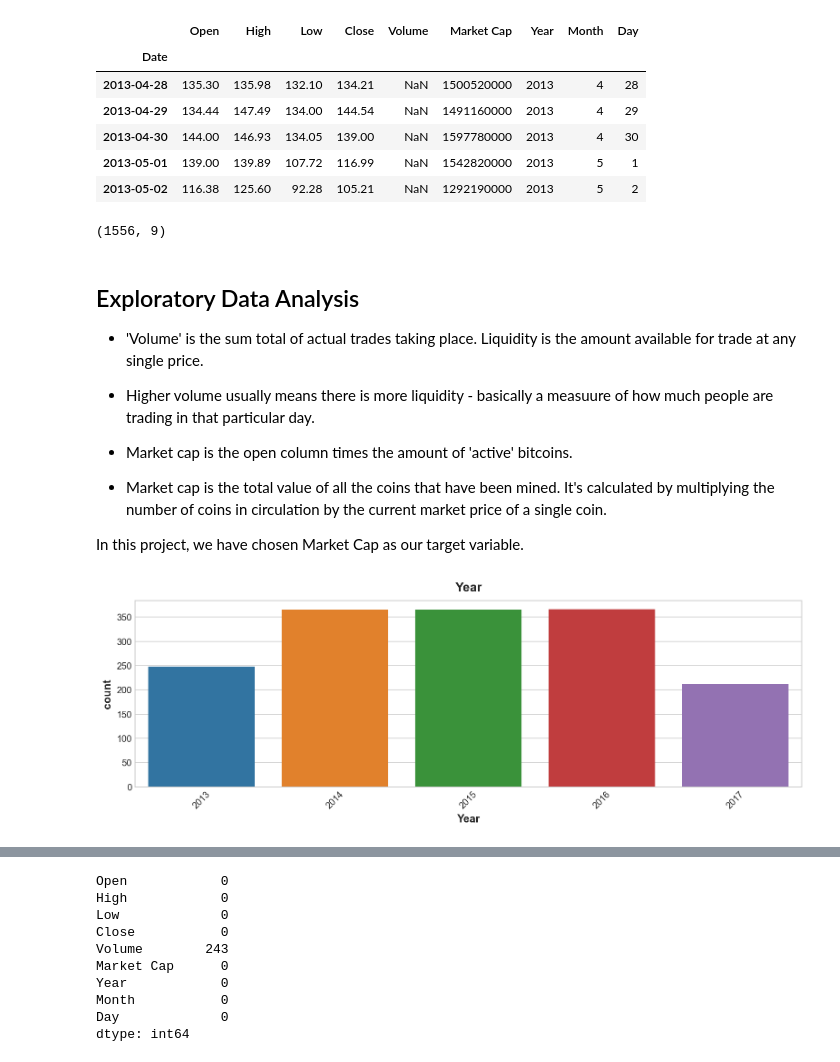
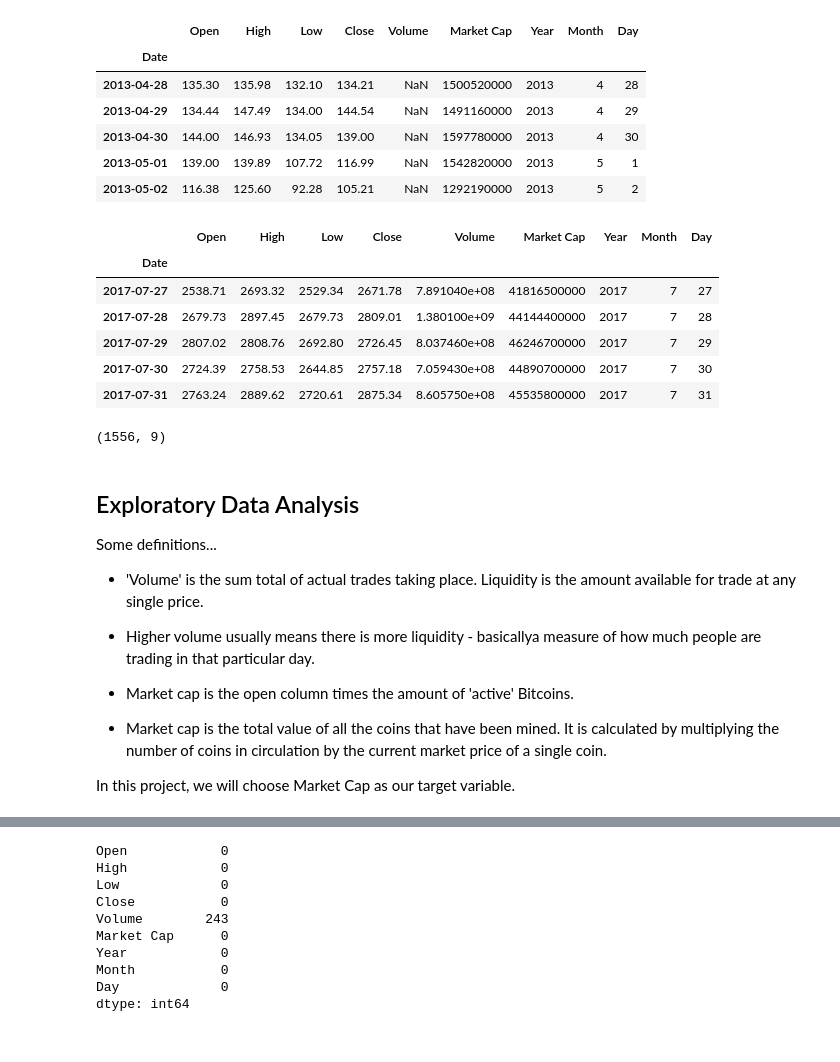
Before and after one commit to mikiokaji/Bitcoin-Price-Prediction-Using-Linear-Regression, a Jupyter notebook: Bitcoin Pandas Project.ipynb, the cells around one changed output, grey strips where cells are left out. Drawn from its saved outputs; the diff is of its cells as text; code cells hidden in the pictures.

```diff
--- a/Bitcoin Pandas Project.ipynb
+++ b/Bitcoin Pandas Project.ipynb
@@ -142,25 +140,28 @@ train.head()
 | 2013-04-30 | 144.00 | 146.93 | 134.05 | 139.00 | NaN | 1597780000 | 2013 | 4 | 30 |
 | 2013-05-01 | 139.00 | 139.89 | 107.72 | 116.99 | NaN | 1542820000 | 2013 | 5 | 1 |
 | 2013-05-02 | 116.38 | 125.60 | 92.28 | 105.21 | NaN | 1292190000 | 2013 | 5 | 2 |
-# %%
-# printing the shape of the dataset
-train.shape
-# %% [output]
-(1556, 9)
+# %%
+train.tail()
+# %% [output]
+|  | Open | High | Low | Close | Volume | Market Cap | Year | Month | Day |
+| Date |  |  |  |  |  |  |  |  |  |
+| 2017-07-27 | 2538.71 | 2693.32 | 2529.34 | 2671.78 | 7.891040e+08 | 41816500000 | 2017 | 7 | 27 |
+| 2017-07-28 | 2679.73 | 2897.45 | 2679.73 | 2809.01 | 1.380100e+09 | 44144400000 | 2017 | 7 | 28 |
+| 2017-07-29 | 2807.02 | 2808.76 | 2692.80 | 2726.45 | 8.037460e+08 | 46246700000 | 2017 | 7 | 29 |
+| 2017-07-30 | 2724.39 | 2758.53 | 2644.85 | 2757.18 | 7.059430e+08 | 44890700000 | 2017 | 7 | 30 |
+| 2017-07-31 | 2763.24 | 2889.62 | 2720.61 | 2875.34 | 8.605750e+08 | 45535800000 | 2017 | 7 | 31 |
+# %%
+train.shape
+# %% [output]
+(1556, 9)
 # %% [markdown]
 ## Exploratory Data Analysis
 
+Some definitions...
 - 'Volume' is the sum total of actual trades taking place. Liquidity is the amount available for trade at any single price.
-- Higher volume usually means there is more liquidity - basically a measuure of how much people are trading in that particular day.
+- Higher volume usually means there is more liquidity - basicallya measure of how much people are trading in that particular day.
 
-- Market cap is the open column times the amount of 'active' bitcoins.
-- Market cap is the total value of all the coins that have been mined. It's calculated by multiplying the number of coins in circulation by the current market price of a single coin.
+- Market cap is the open column times the amount of 'active' Bitcoins.
+- Market cap is the total value of all the coins that have been mined. It is calculated by multiplying the number of coins in circulation by the current market price of a single coin.
 
-In this project, we have chosen Market Cap as our target variable.
+In this project, we will choose Market Cap as our target variable.
-# %%
-sns.countplot(x='Year', data = train)
-plt.title('Year')
-plt.xticks(rotation = 45)
-plt.show()
-# %% [output]
-[figure, removed]
```
Also changed, not shown: parts of 28 cells of this notebook.
